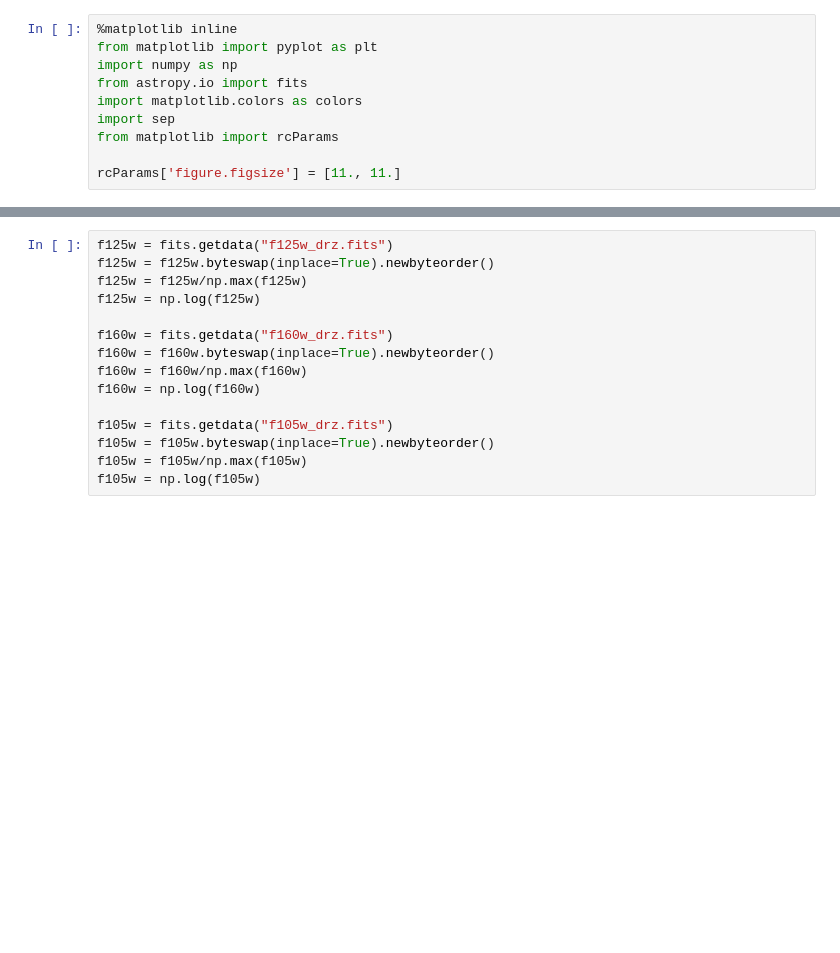
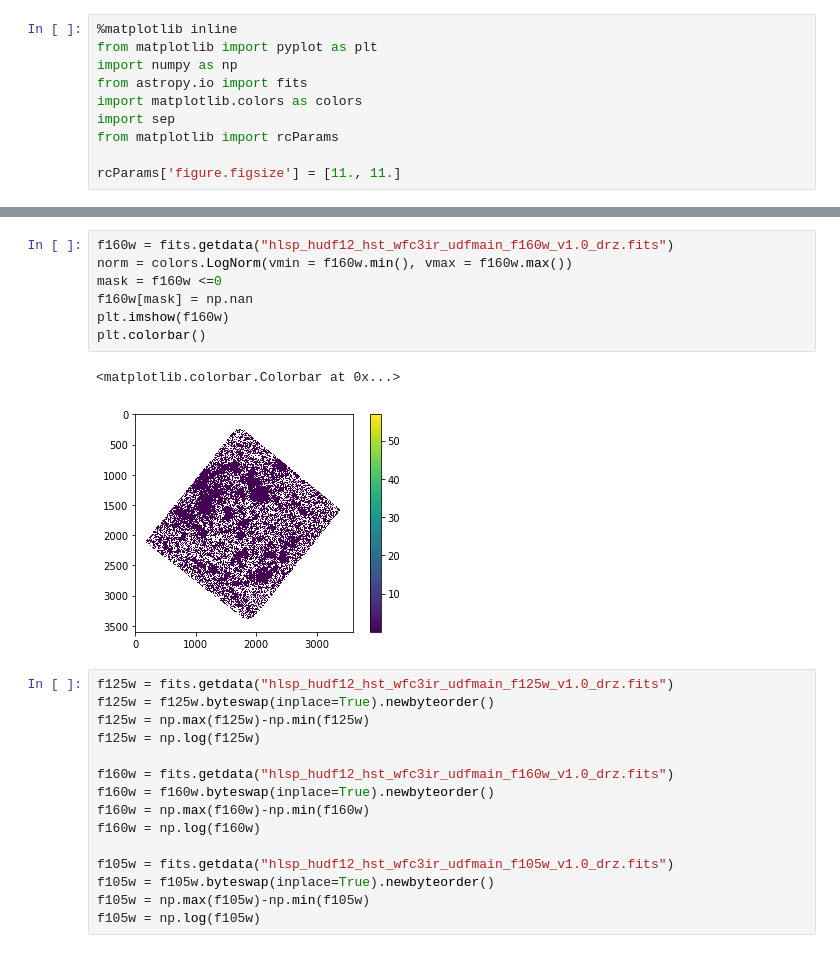
Before and after one commit to carlisavannah/astr-119-project-3, a Jupyter notebook: rgb_image.ipynb, the cells around one changed output, grey strips where cells are left out. Cells and saved outputs as stored; diff of their text form; blank space fills up the shorter version.

```diff
--- a/rgb_image.ipynb
+++ b/rgb_image.ipynb
@@ -20,17 +31,27 @@ f125w
+# %%
+f160w = fits.getdata("hlsp_hudf12_hst_wfc3ir_udfmain_f160w_v1.0_drz.fits")
+norm = colors.LogNorm(vmin = f160w.min(), vmax = f160w.max())
+mask = f160w <=0
+f160w[mask] = np.nan
+plt.imshow(f160w)
+plt.colorbar()
+# %% [output]
+<matplotlib.colorbar.Colorbar at 0x...>
+[figure, added]
 # %%
-f125w = fits.getdata("f125w_drz.fits")
+f125w = fits.getdata("hlsp_hudf12_hst_wfc3ir_udfmain_f125w_v1.0_drz.fits")
 f125w = f125w.byteswap(inplace=True).newbyteorder()
-f125w = f125w/np.max(f125w)
+f125w = np.max(f125w)-np.min(f125w)
 f125w = np.log(f125w)
 
-f160w = fits.getdata("f160w_drz.fits")
+f160w = fits.getdata("hlsp_hudf12_hst_wfc3ir_udfmain_f160w_v1.0_drz.fits")
 f160w = f160w.byteswap(inplace=True).newbyteorder()
-f160w = f160w/np.max(f160w)
+f160w = np.max(f160w)-np.min(f160w)
 f160w = np.log(f160w)
 
-f105w = fits.getdata("f105w_drz.fits")
+f105w = fits.getdata("hlsp_hudf12_hst_wfc3ir_udfmain_f105w_v1.0_drz.fits")
 f105w = f105w.byteswap(inplace=True).newbyteorder()
-f105w = f105w/np.max(f105w)
+f105w = np.max(f105w)-np.min(f105w)
 f105w = np.log(f105w)
 # %%
 plt.imshow((np.abs(np.stack([f125w,f160w,f105w]).transpose()))**(0.1),origin='lower', interpolation='nearest')
```
Also changed, not shown: parts of 4 cells of this notebook.
